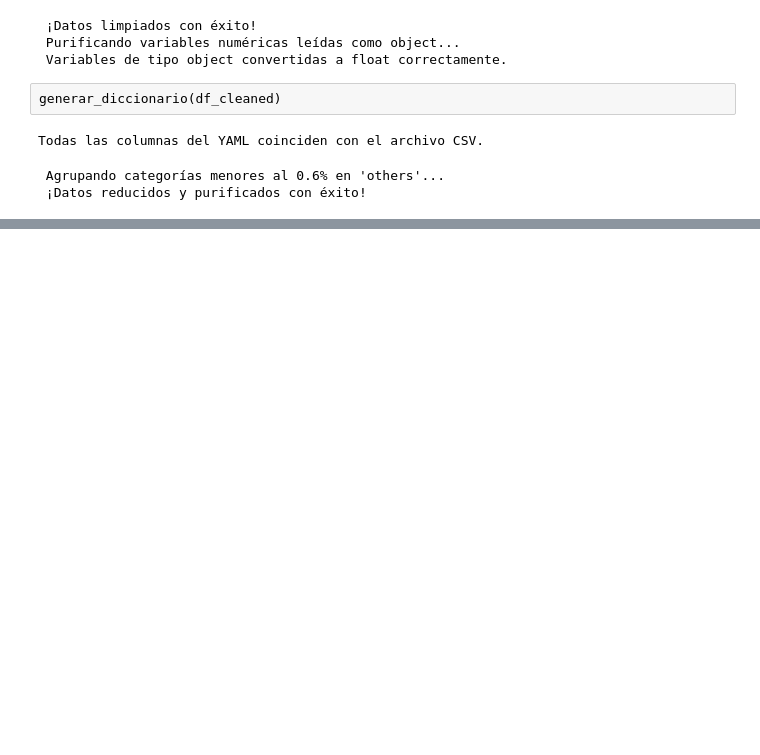
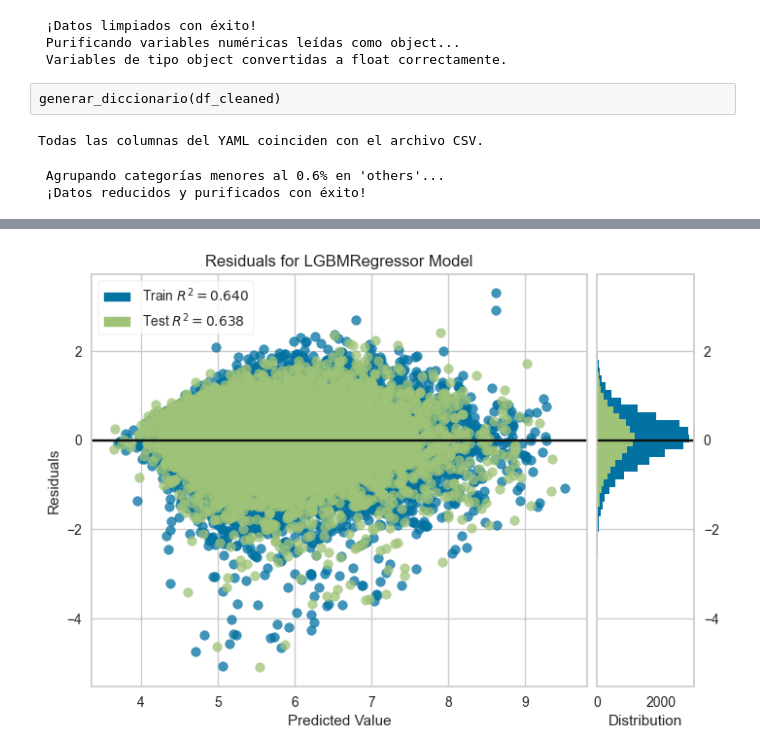
Before and after one commit to aemedina24/airbnb-price-predictor-api, a Jupyter notebook: notebooks/02_implentacion_pycaret.ipynb, the cells around one changed output, grey strips where cells are left out. Cells and saved outputs as stored; diff of their text form; code cells hidden in the pictures; blank space fills up the shorter version.

```diff
--- a/notebooks/02_implentacion_pycaret.ipynb
+++ b/notebooks/02_implentacion_pycaret.ipynb
@@ -250,0 +301,4 @@ modelo_final_lgb = finalize_model(modelo_ganador)
+# %%
+# 2. Gráfico de Residuos (Para ver dónde se equivoca más el modelo)
+plot_model(modelo_final_lgb, plot='residuals')
+# %% [output]
@@ -250,0 +306 @@ modelo_final_lgb = finalize_model(modelo_ganador)
+[figure, added]
```
Also changed, not shown: parts of 20 cells of this notebook, 2 other files.
